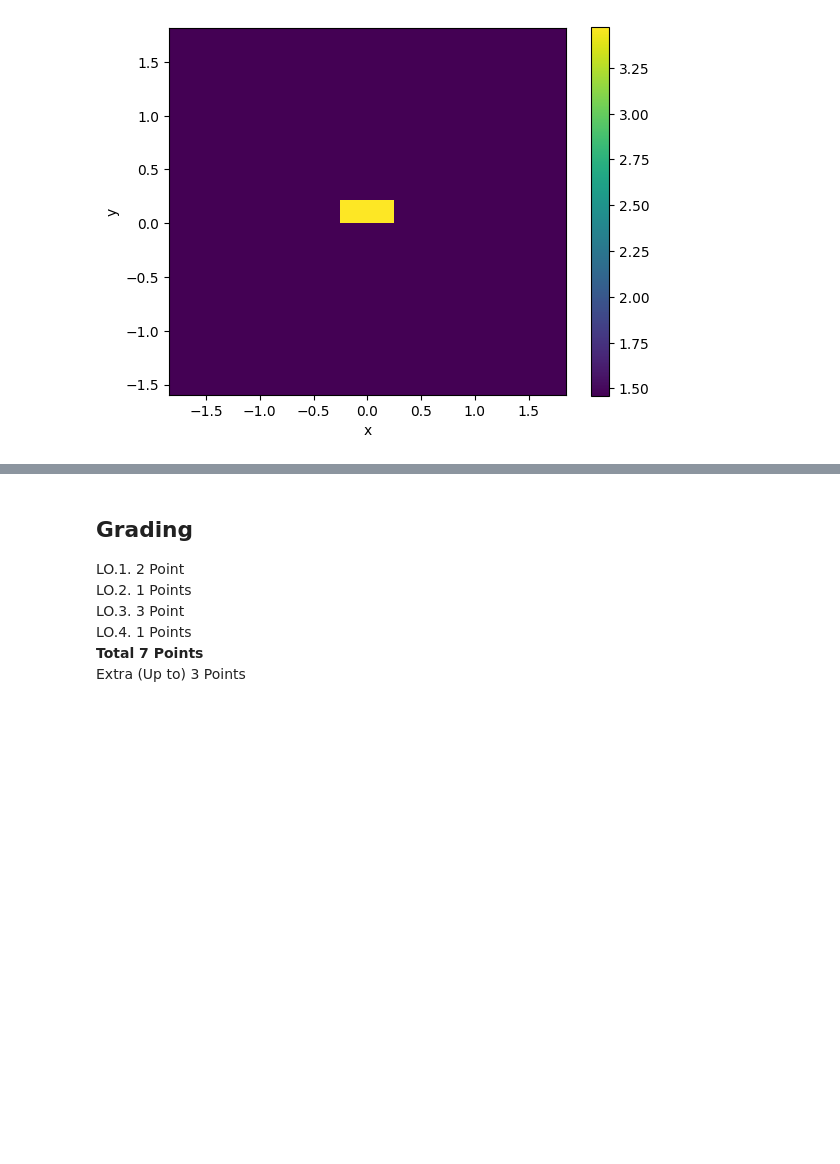
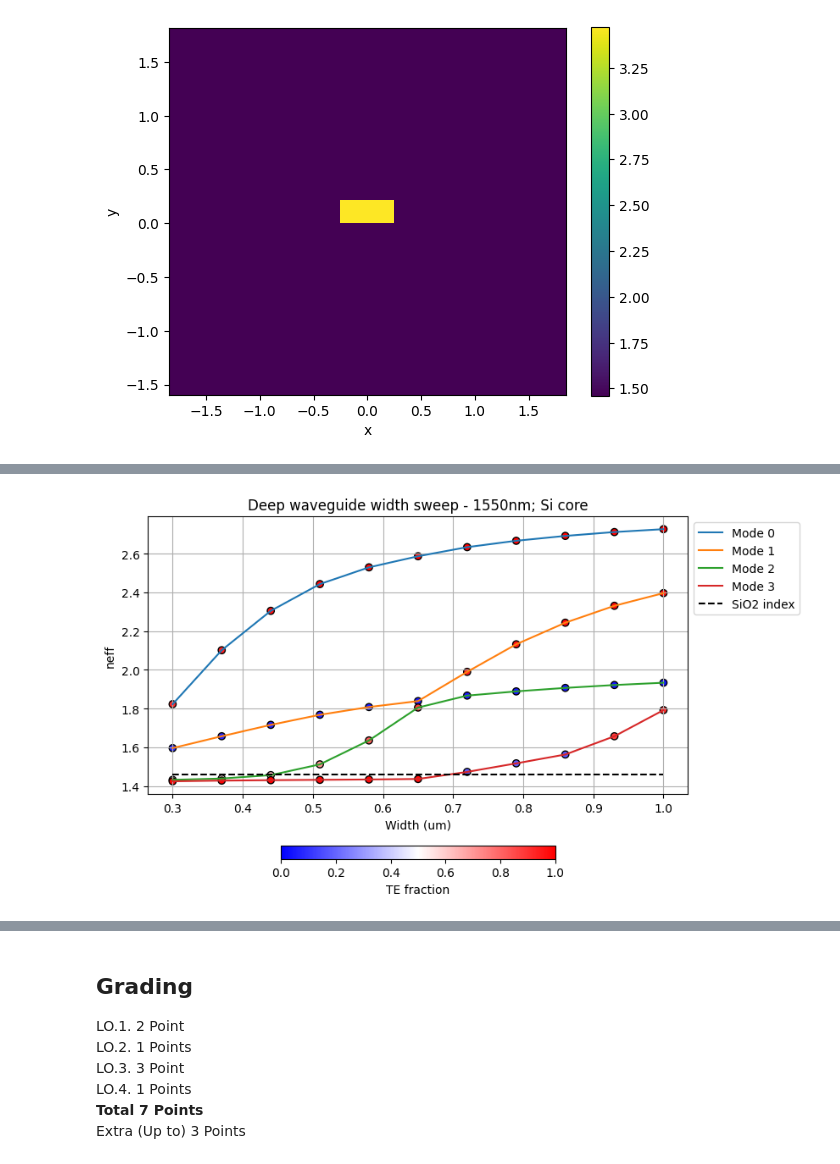
Before and after one commit to sergiipla834/pic-upv-lab1, a Jupyter notebook: WAVEGUIDES_Student.ipynb, the cells around one changed output, grey strips where cells are left out. Saved outputs shown, nothing was run; the diff lists cells and outputs as text; code cells hidden in the pictures; blank space fills up the shorter version.

```diff
--- a/WAVEGUIDES_Student.ipynb
+++ b/WAVEGUIDES_Student.ipynb
@@ -517,8 +523,3 @@ print(csi_item.variants)
-# %%
-silicon_complex = td.material_library["cSi"]["Palik_Lossless"].eps_model(f)
-nitride_index, nitride_k = td.Medium.eps_complex_to_nk(silicon_complex)
-box_complex = td.material_library["SiO2"]["Horiba"].eps_model(f)
-box_index, box_k = td.Medium.eps_complex_to_nk(box_complex)
 # %%
 # LEARNING OUTCOME 0.1
 
@@ -588,0 +640,41 @@ All the past simulations were done considering as core material de Silicon Nitri
+# %%
+# LEARNING OUTCOME 0.2
+
+wavelength = 1.55
+
+deep_waveguide = gt.modes.Waveguide(
+    wavelength=wavelength,
+    core_width=500*nm,
+    core_material='si',
+    clad_material='sio2',
+    core_thickness=220 * nm,
+    slab_thickness=0 * nm,
+    num_modes=4,
+    cache_path='.cache/',
+    precision='double',
+    max_grid_scaling=1.5,
+    grid_resolution=50,
+)
+
+w = np.linspace(0.3,1,11)
+
+sweep_neff = gt.modes.sweep_n_eff(deep_waveguide,
+                             core_width=w)
+
+sweep_tefraction = gt.modes.sweep_fraction_te(deep_waveguide,
+                                              core_width=w)
+
+plt.figure(figsize=(10, 5))
+for k in range(sweep_neff.shape[1]):
+    plt.scatter(w, sweep_neff[:,k].real,edgecolors='k',c=sweep_tefraction.sel(mode_index=k),vmin=0, vmax=1,label = '__nolegend__',cmap='bwr')
+    plt.plot(w, sweep_neff[:,k].real,label=f'Mode {k}')
+
+plt.title("Deep waveguide width sweep - 1550nm; Si core")
+plt.xlabel("Width (um)")
+plt.ylabel("neff")
+plt.grid()
+plt.hlines(np.mean(box_index), xmin=np.min(w), xmax=np.max(w), colors='k', linestyles='dashed',label='SiO2 index')
+plt.legend(loc='upper left', bbox_to_anchor=(1, 1))
+plt.tight_layout(rect=[0, 0, 0.85, 1])
+plt.colorbar(orientation='horizontal',fraction=0.04).set_label("TE fraction")
+# %% [output]
@@ -588,0 +703 @@ All the past simulations were done considering as core material de Silicon Nitri
+[figure, added]
```
Also changed, not shown: parts of 15 cells of this notebook.
